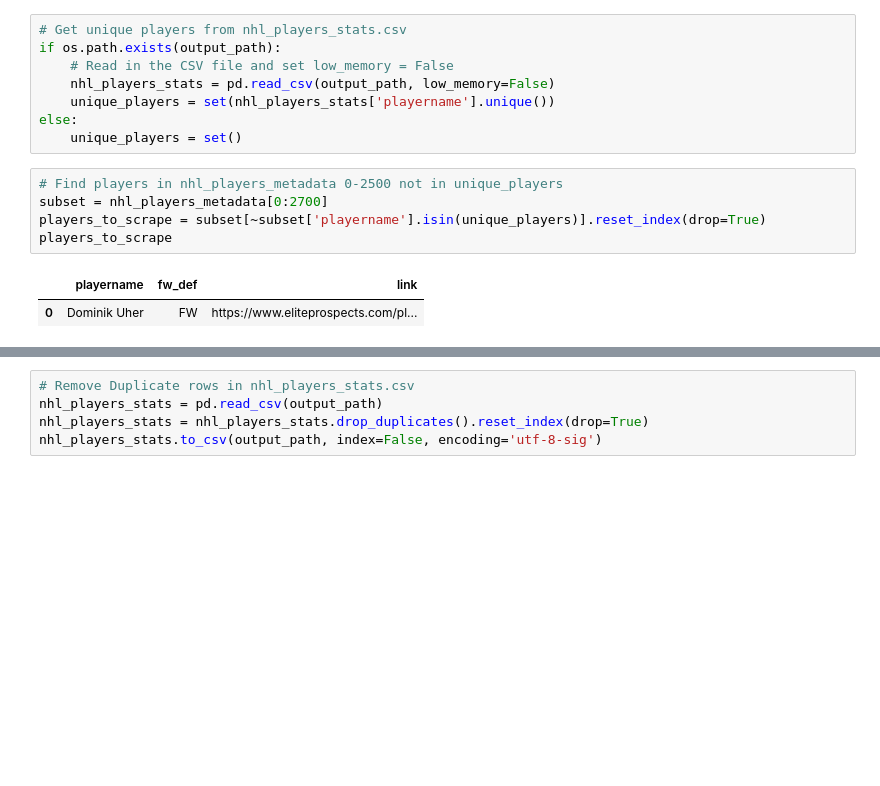
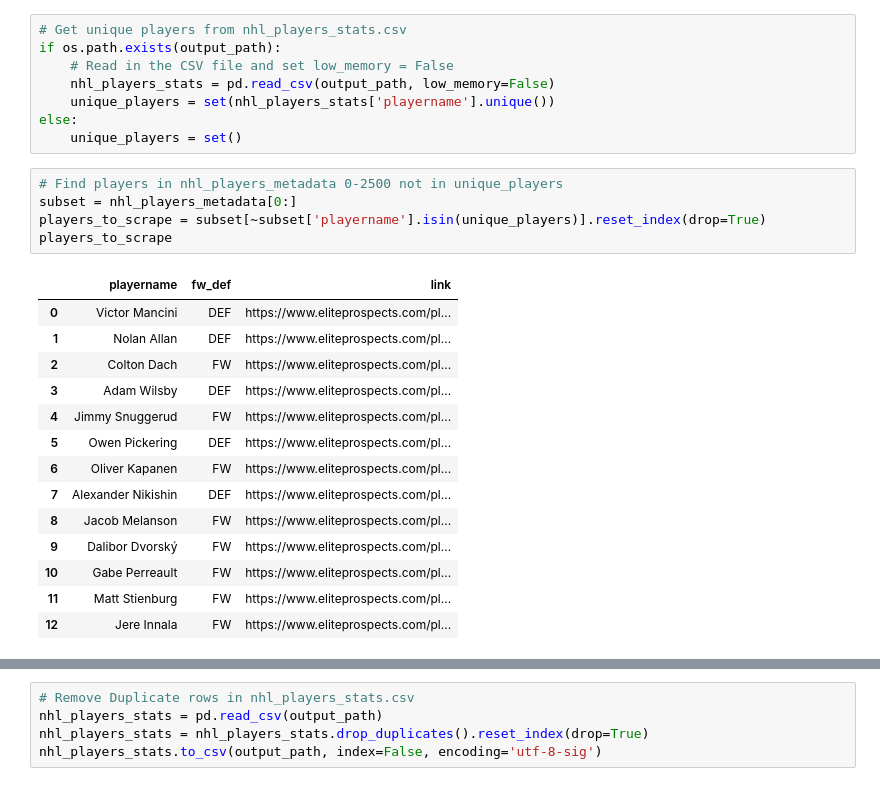
Before and after one commit to shigenogoro/NHL-Prospect-Predictor, a Jupyter notebook: eliteprospects_scraper/NHL-stats-preparation.ipynb, the cells around one changed output, grey strips where cells are left out. Cells and saved outputs as stored; diff of their text form; blank space fills up the shorter version.

Commit message:
Scraped All Players' Stats

```diff
--- a/eliteprospects_scraper/NHL-stats-preparation.ipynb
+++ b/eliteprospects_scraper/NHL-stats-preparation.ipynb
@@ -934,12 +1462,24 @@ else:
     unique_players = set()
 # %%
 # Find players in nhl_players_metadata 0-2500 not in unique_players
-subset = nhl_players_metadata[0:2700]
+subset = nhl_players_metadata[0:]
 players_to_scrape = subset[~subset['playername'].isin(unique_players)].reset_index(drop=True)
 players_to_scrape
 # %% [output]
 |  | playername | fw_def | link |
-| 0 | Dominik Uher | FW | https://www.eliteprospects.com/pl... |
+| 0 | Victor Mancini | DEF | https://www.eliteprospects.com/pl... |
+| 1 | Nolan Allan | DEF | https://www.eliteprospects.com/pl... |
+| 2 | Colton Dach | FW | https://www.eliteprospects.com/pl... |
+| 3 | Adam Wilsby | DEF | https://www.eliteprospects.com/pl... |
+| 4 | Jimmy Snuggerud | FW | https://www.eliteprospects.com/pl... |
+| 5 | Owen Pickering | DEF | https://www.eliteprospects.com/pl... |
+| 6 | Oliver Kapanen | FW | https://www.eliteprospects.com/pl... |
+| 7 | Alexander Nikishin | DEF | https://www.eliteprospects.com/pl... |
+| 8 | Jacob Melanson | FW | https://www.eliteprospects.com/pl... |
+| 9 | Dalibor Dvorský | FW | https://www.eliteprospects.com/pl... |
+| 10 | Gabe Perreault | FW | https://www.eliteprospects.com/pl... |
+| 11 | Matt Stienburg | FW | https://www.eliteprospects.com/pl... |
+| 12 | Jere Innala | FW | https://www.eliteprospects.com/pl... |
 # %%
 curr_len = len(players_to_scrape)
 # curr_len = 50
```
Also changed, not shown: parts of 28 cells of this notebook, 1 other file.
